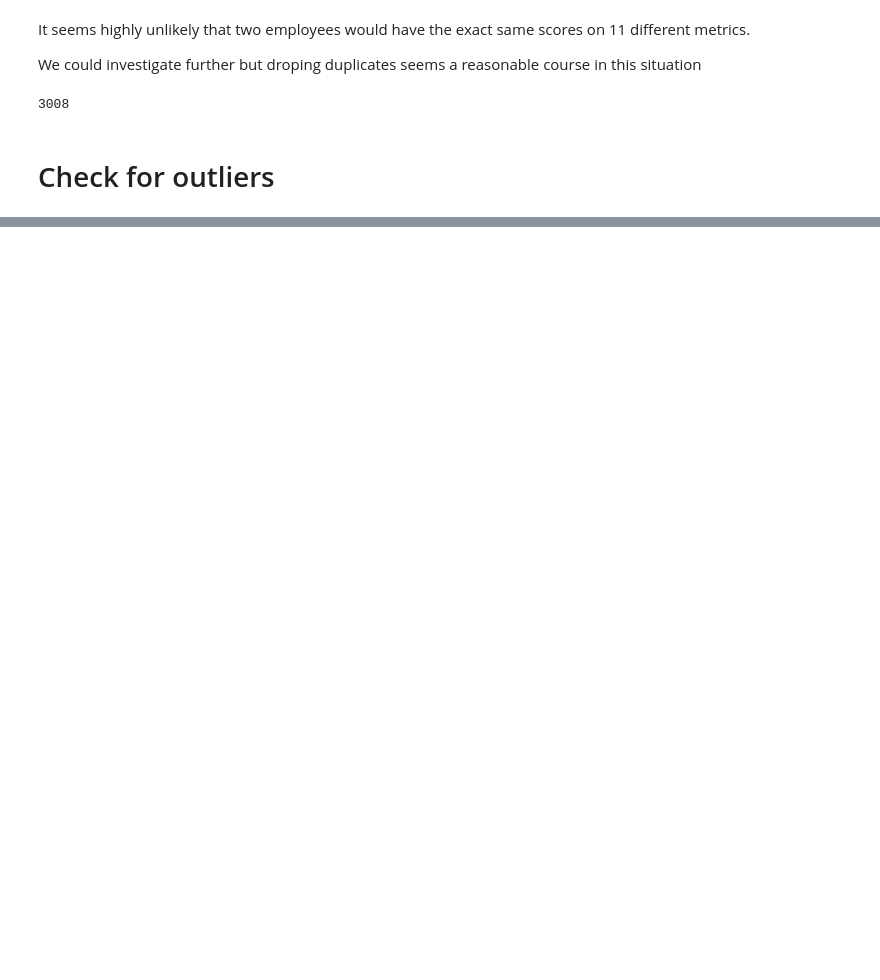
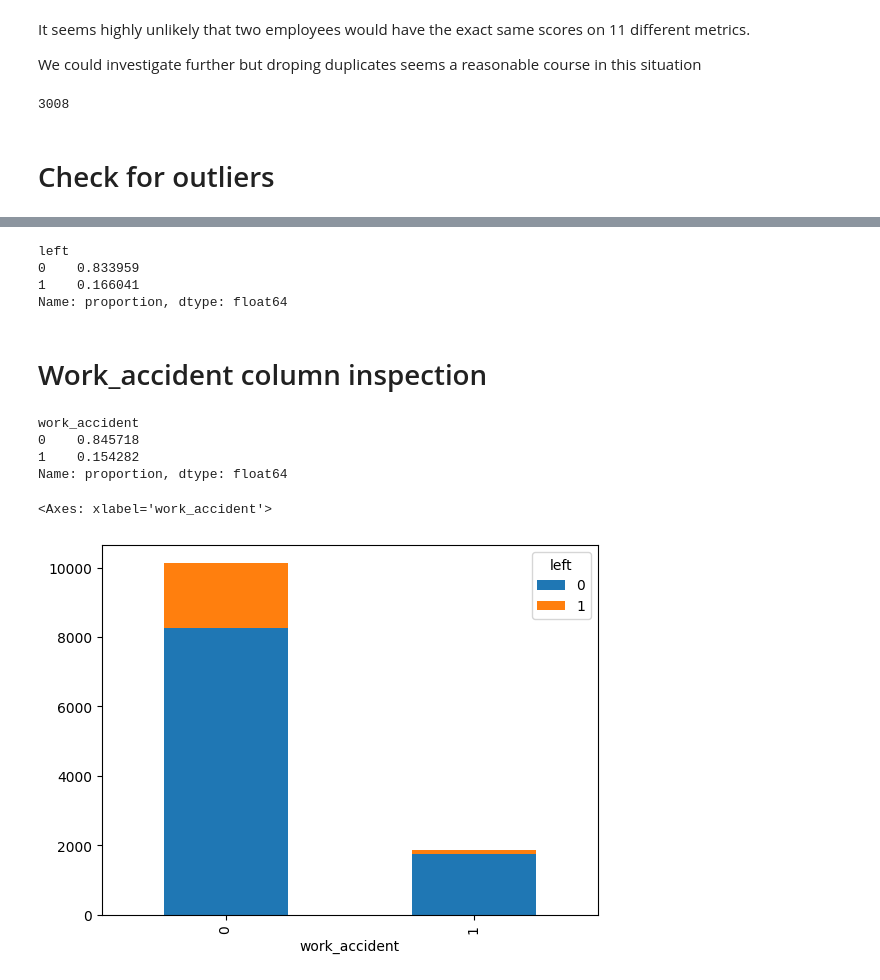
Before and after one commit to Max0513/Turn-over-analysis---Saliford-, a Jupyter notebook: Notebooks/data_cleanup.ipynb, the cells around one changed output, grey strips where cells are left out. Cells and saved outputs as stored; diff of their text form; code cells hidden in the pictures; blank space fills up the shorter version.

```diff
--- a/Notebooks/data_cleanup.ipynb
+++ b/Notebooks/data_cleanup.ipynb
@@ -92,0 +139,32 @@ df0.shape[0] - df1.shape[0]
+# %%
+df1['left'].value_counts(normalize=True)
+# %% [output]
+left
+0    0.833959
+1    0.166041
+Name: proportion, dtype: float64
+# %% [markdown]
+# Work_accident column inspection
+# %%
+df1['work_accident'].value_counts(normalize=True)
+# %% [output]
+work_accident
+0    0.845718
+1    0.154282
+Name: proportion, dtype: float64
+# %%
+#   While we are at it, we might as well check the relation between work_accidents and departures
+work_accident_df = (
+
+    pd.DataFrame(
+    df1[['work_accident','left']]
+    .groupby(['work_accident'])
+    .value_counts(normalize=False)
+    .unstack()
+    )
+)
+# %%
+work_accident_df.plot.bar(stacked=True)
+# %% [output]
+<Axes: xlabel='work_accident'>
+[figure, added]
```
Also changed, not shown: parts of 34 cells of this notebook, 1 other file.
